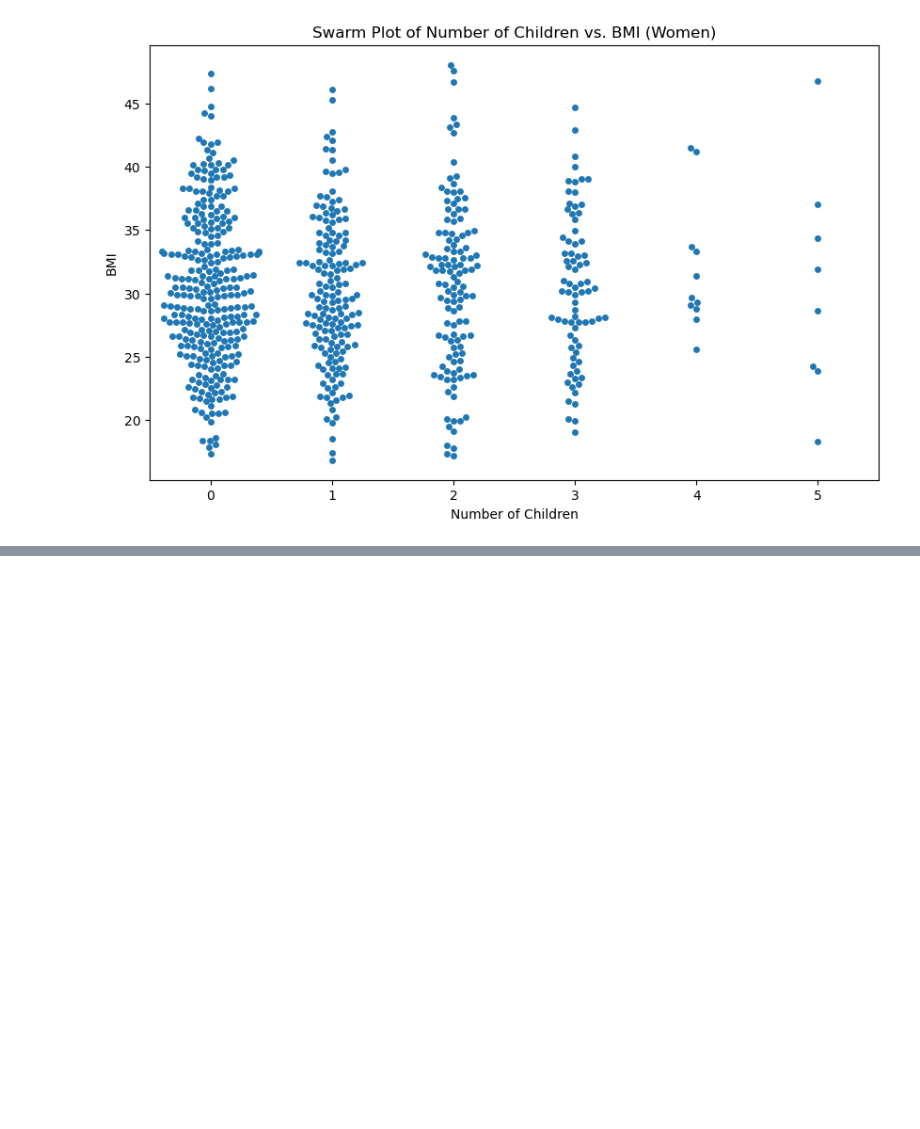
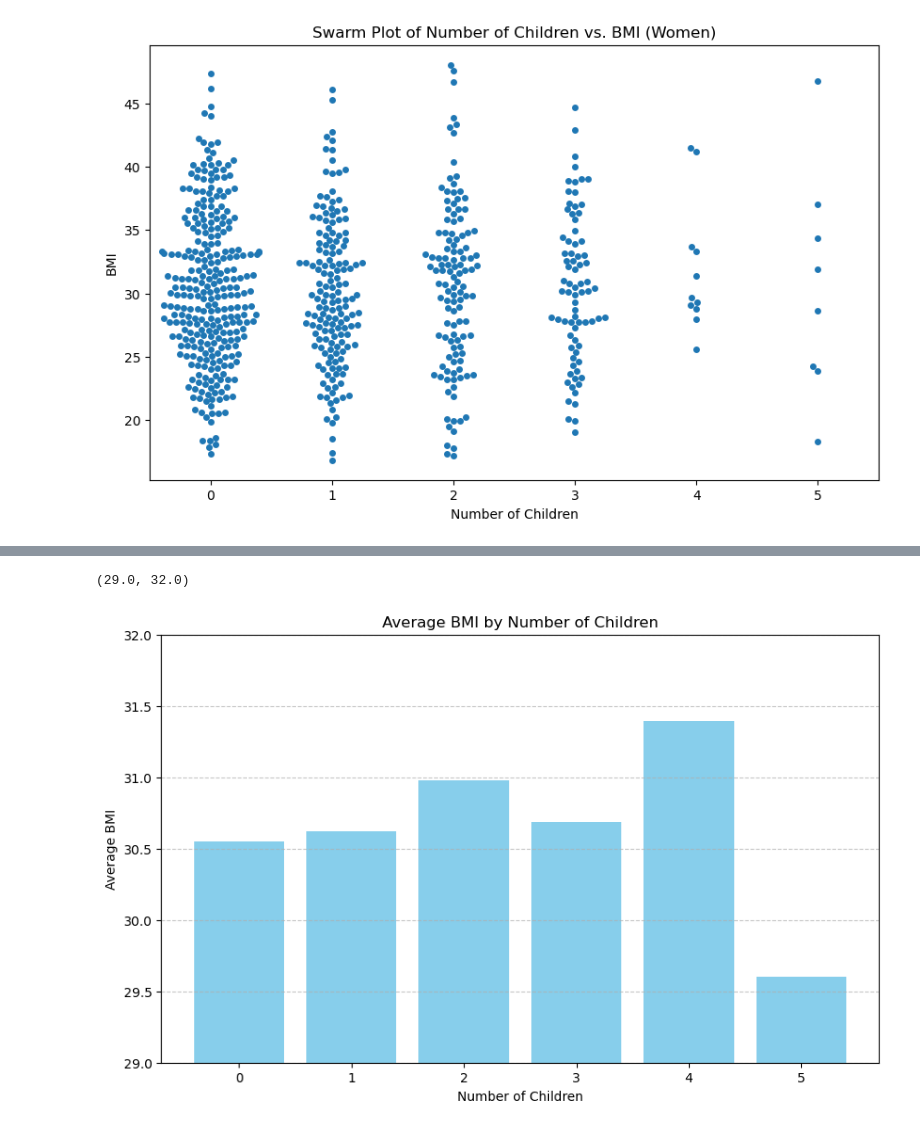
Before and after one commit to JohanaMarie/project_1, a Jupyter notebook: Johana.ipynb, the cells around one changed output, grey strips where cells are left out. Drawn from its saved outputs; the diff is of its cells as text; code cells hidden in the pictures; blank space fills up the shorter version.

Commit message:
Insurance.ipynb

```diff
--- a/Johana.ipynb
+++ b/Johana.ipynb
@@ -33,3 +15,6 @@ insurance_data_df
+# %%
+insurance_file = "insurance.csv"
+insurance_data_df = pd.read_csv(insurance_file)
 # %%
 #statistical overview
 #outliers?
@@ -273,0 +256,24 @@ SyntaxError: '(' was never closed (3296337713.py, line 1)
+# %%
+# Import Dependencies
+import pandas as pd
+from pathlib import Path
+import matplotlib.pyplot as plt
+import seaborn as sns
+import numpy as np
+
+# Group by number of children and mean BMI for each group
+child_bmi_avg = insurance_data_df.groupby('children')['bmi'].mean().reset_index()
+
+# bar chart
+# zoomed in!
+plt.figure(figsize=(10, 6))
+plt.bar(child_bmi_avg['children'], child_bmi_avg['bmi'], color='skyblue')
+plt.xlabel('Number of Children')
+plt.ylabel('Average BMI')
+plt.title('Average BMI by Number of Children')
+plt.xticks(child_bmi_avg['children'])
+plt.grid(axis='y', linestyle='--', alpha=0.7)
+plt.ylim(29, 32)
+# %% [output]
+(29.0, 32.0)
+[figure, added]
```
Also changed, not shown: parts of 3 cells of this notebook, 1 other file.
